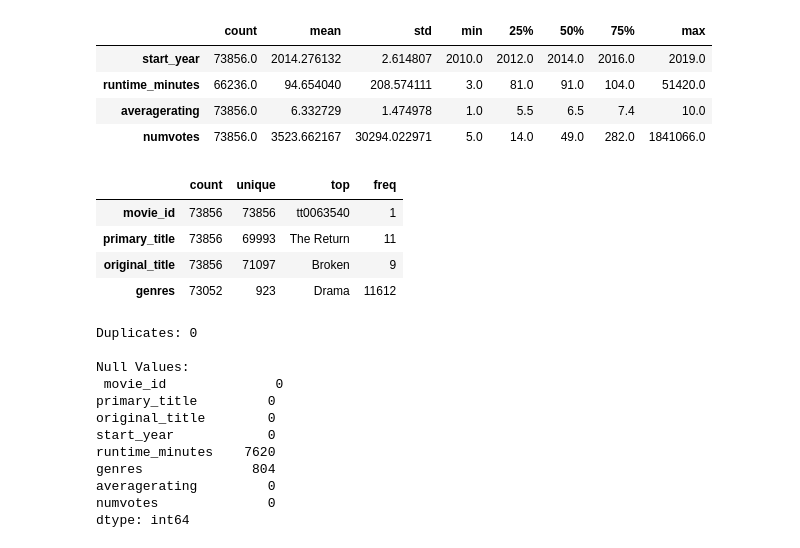
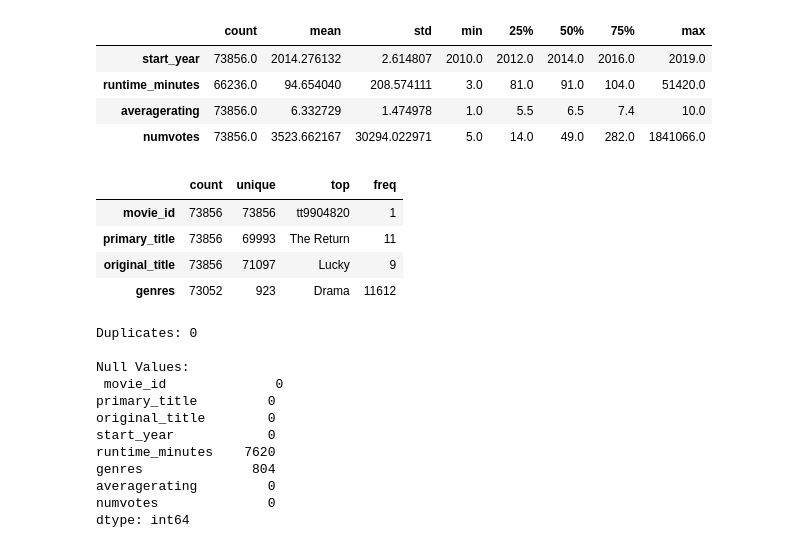
Before and after one commit to Vain-Guy/Data-s-Cut, a Jupyter notebook: notebooks/exploratory.ipynb, the cells around one changed output. Cells and saved outputs as stored; diff of their text form; code cells hidden in the pictures.

```diff
--- a/notebooks/exploratory.ipynb
+++ b/notebooks/exploratory.ipynb
@@ -591,8 +759,8 @@ q = """
     INNER JOIN movie_ratings mr ON mb.movie_id = mr.movie_id;
 """
 
-movies_df = pd.read_sql(q, conn)
-movies_df.head()
+imdb_df = pd.read_sql(q, conn)
+imdb_df.head()
 # %% [output]
 |  | movie_id | primary_title | original_title | start_year | runtime_minutes | genres | averagerating | ... |
 | 0 | tt0063540 | Sunghursh | Sunghursh | 2013 | 175.0 | Action,Crime,Drama | 7.0 | ... |
@@ -642,12 +810,12 @@ movies_df.describe().T
 | numvotes | 73856.0 | 3523.662167 | 30294.022971 | 5.0 | 14.0 | 49.0 | 282.0 | 1841066.0 |
 # %%
 # Get basic statistical information for categorical columns
-movies_df.describe(include = 'O').T
+imdb_df.describe(include = 'O').T
 # %% [output]
 |  | count | unique | top | freq |
-| movie_id | 73856 | 73856 | tt0063540 | 1 |
+| movie_id | 73856 | 73856 | tt9904820 | 1 |
 | primary_title | 73856 | 69993 | The Return | 11 |
-| original_title | 73856 | 71097 | Broken | 9 |
+| original_title | 73856 | 71097 | Lucky | 9 |
 | genres | 73052 | 923 | Drama | 11612 |
 # %%
 # Get duplicate and null values counts
```
Also changed, not shown: parts of 64 cells of this notebook.
